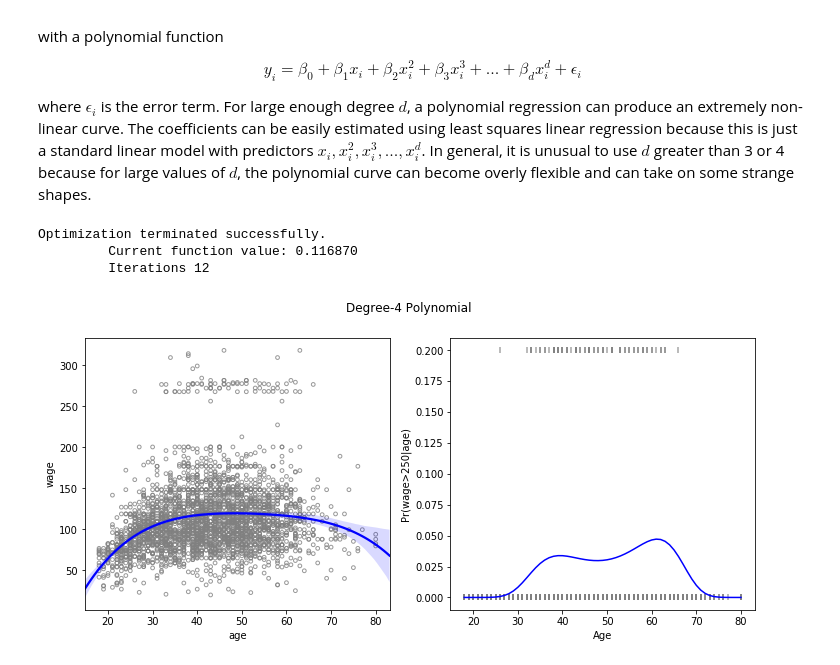
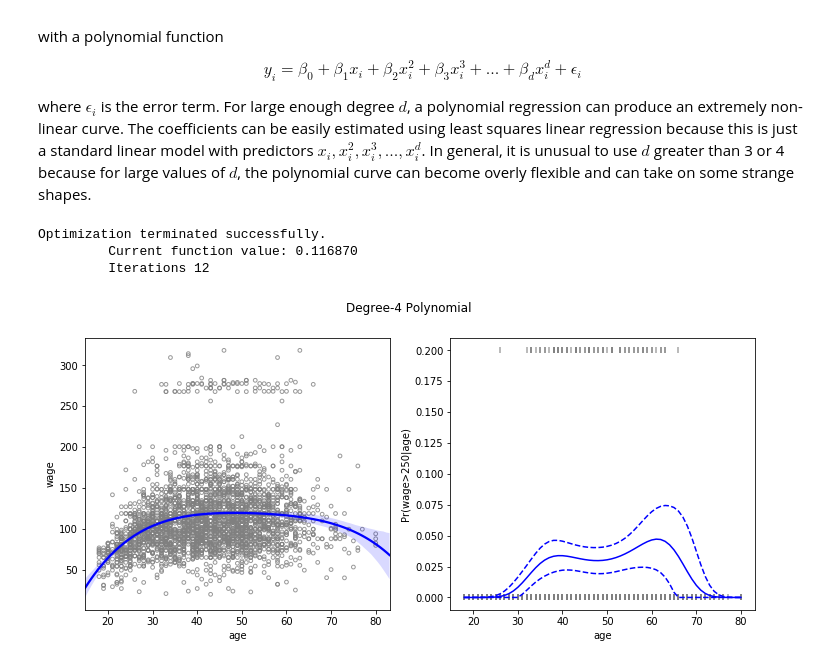
Before and after one commit to tsansom/islpy, a Jupyter notebook: notebooks/Chapter 7/Chapter 7 - Moving Beyond Linearity.ipynb, the cells around one changed output. Saved outputs shown, nothing was run; the diff lists cells and outputs as text; code cells hidden in the pictures.

```diff
--- a/notebooks/Chapter 7/Chapter 7 - Moving Beyond Linearity.ipynb
+++ b/notebooks/Chapter 7/Chapter 7 - Moving Beyond Linearity.ipynb
@@ -44,30 +41,42 @@ where $\epsilon_i$ is the error term. For large enough degree $d$, a polynomial
 # %%
 fig, (ax1, ax2) = plt.subplots(1, 2, figsize=(12, 5))
 
 wage = pd.read_csv('../../data/Wage.csv', index_col=0)
 wage['wage250'] = 0
 wage.loc[wage['wage'] > 250, 'wage250'] = 1
 
 sns.regplot(x=wage['age'], y=wage['wage'], order=4, ax=ax1,
             scatter_kws={'facecolors': 'none', 'edgecolors': 'gray', 's': 14},
             line_kws={'color': 'blue'});
 
 poly = PolynomialFeatures(degree=4)
 
 age = poly.fit_transform(wage['age'].values.reshape(-1, 1))
 
 logit = sm.Logit(wage['wage250'], age).fit()
 
 age_range_poly = poly.fit_transform(np.arange(18, 81).reshape(-1, 1))
 
 y_proba = logit.predict(age_range_poly)
+
+#the confidence intervals were calculated based on a Stack Overflow answer from
+#David Dale - https://stackoverflow.com/questions/47414842
+cov = logit.cov_params()
+gradient = (y_proba * (1 - y_proba) * age_range_poly.T).T
+std_errors = np.array([np.sqrt(np.dot(np.dot(g, cov), g)) for g in gradient])
+c = 1.96
+upper = np.maximum(0, np.minimum(1, y_proba + std_errors * c))
+lower = np.maximum(0, np.minimum(1, y_proba - std_errors * c))
+
 ax2.plot(age_range_poly[:, 1], y_proba, c='b')
-ax2.set(ylim=[-0.01, 0.21], xlabel='Age', ylabel='Pr(wage>250|age)')
+ax2.set(ylim=[-0.01, 0.21], xlabel='age', ylabel='Pr(wage>250|age)')
 ax2.scatter(wage['age'], wage['wage250']/5, c='gray', marker='|', alpha=0.7)
+ax2.plot(age_range_poly[:, 1], lower, '--b')
+ax2.plot(age_range_poly[:, 1], upper, '--b')
 
 fig.suptitle('Degree-4 Polynomial');
 # %% [output]
 Optimization terminated successfully.
          Current function value: 0.116870
          Iterations 12
-[figure, old version]
+[figure, new version]
```
Also changed, not shown: parts of 4 cells of this notebook.
